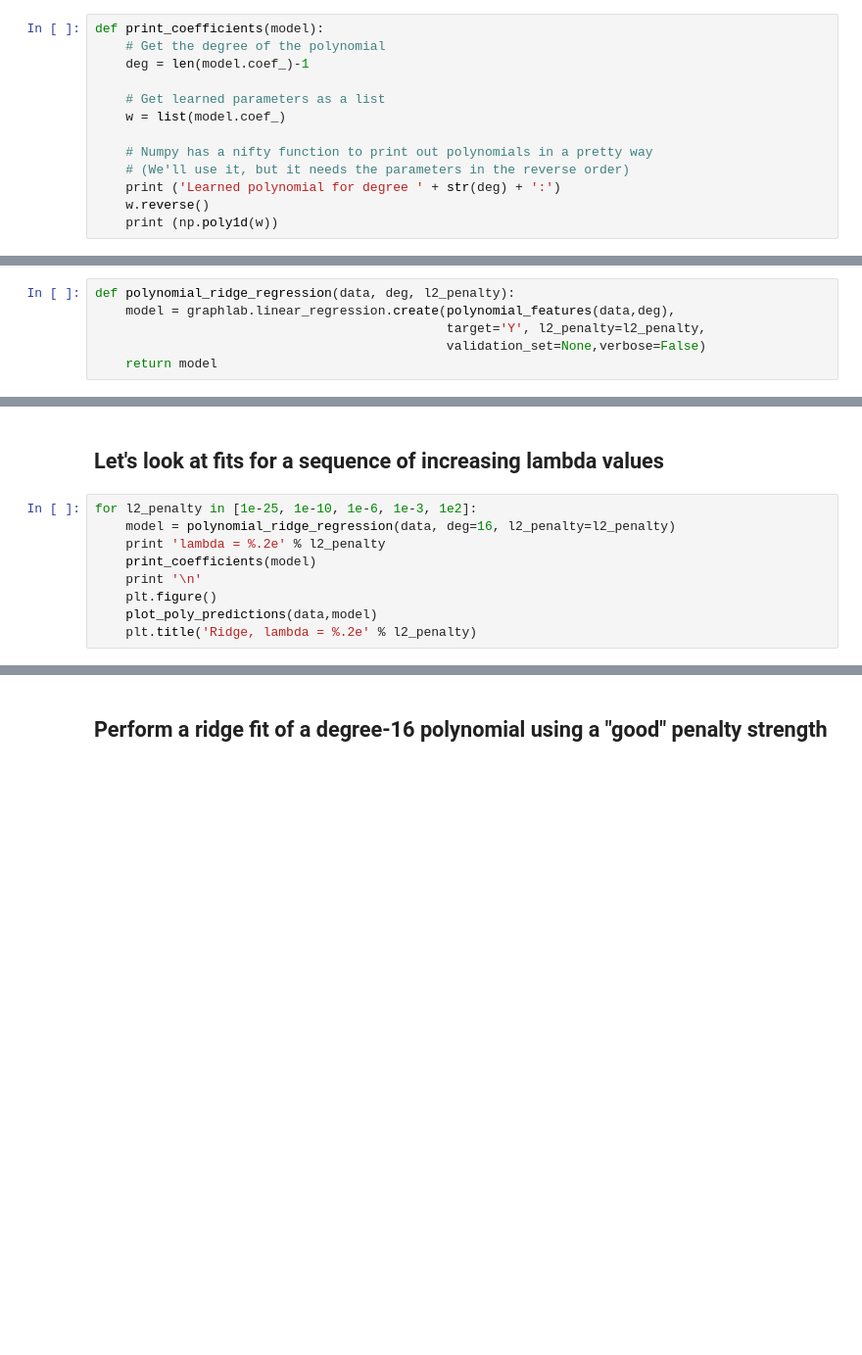
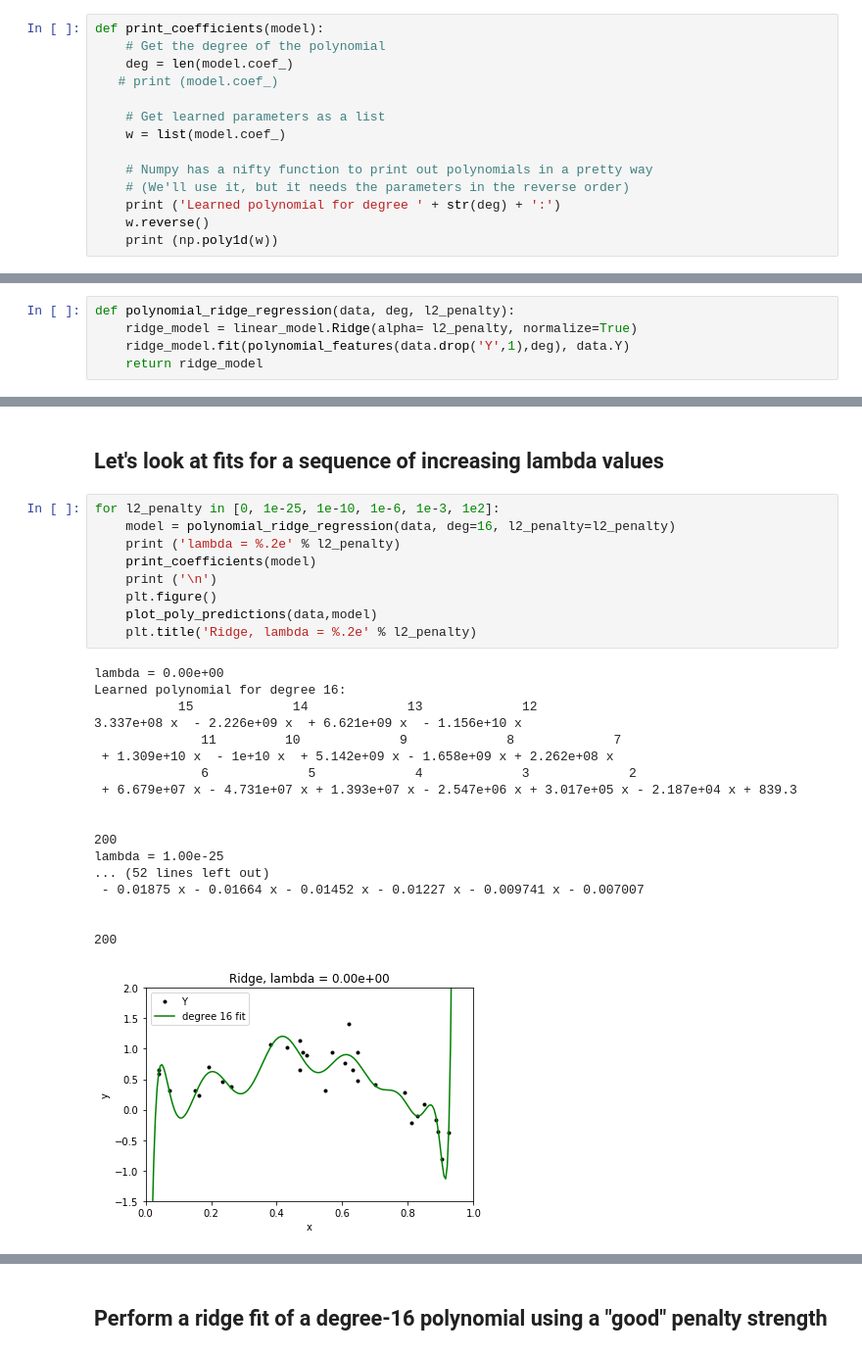
Before and after one commit to manjeet87/MachineLearning_Coursera, a Jupyter notebook: Regression/Week4/Overfitting_Demo_Ridge_Lasso.ipynb, the cells around one changed output, grey strips where cells are left out. Shown: that part at 98% size. Cells and saved outputs as stored; diff of their text form; blank space fills up the shorter version.

```diff
--- a/Regression/Week4/Overfitting_Demo_Ridge_Lasso.ipynb
+++ b/Regression/Week4/Overfitting_Demo_Ridge_Lasso.ipynb
@@ -120,7 +104,8 @@ Create a function that prints the polynomial coefficients in a pretty way :)
 # %%
 def print_coefficients(model):
     # Get the degree of the polynomial
-    deg = len(model.coef_)-1
+    deg = len(model.coef_)
+   # print (model.coef_)
 
     # Get learned parameters as a list
     w = list(model.coef_)
@@ -182,9 +186,8 @@ plot_poly_predictions(data,model)
 Ridge regression aims to avoid overfitting by adding a cost to the RSS term of standard least squares that depends on the 2-norm of the coefficients $\|w\|$.  The result is penalizing fits with large coefficients.  The strength of this penalty, and thus the fit vs. model complexity balance, is controled by a parameter lambda (here called "L2_penalty").
 # %% [markdown]
 Define our function to solve the ridge objective for a polynomial regression model of any degree:
-# %%
-def polynomial_ridge_regression(data, deg, l2_penalty):
-    model = graphlab.linear_regression.create(polynomial_features(data,deg),
-                                              target='Y', l2_penalty=l2_penalty,
-                                              validation_set=None,verbose=False)
-    return model
+# %%
+def polynomial_ridge_regression(data, deg, l2_penalty):
+    ridge_model = linear_model.Ridge(alpha= l2_penalty, normalize=True)
+    ridge_model.fit(polynomial_features(data.drop('Y',1),deg), data.Y)
+    return ridge_model
@@ -205,11 +244,30 @@ plot_poly_predictions(data,model)
 # %% [markdown]
 ## Let's look at fits for a sequence of increasing lambda values
 # %%
-for l2_penalty in [1e-25, 1e-10, 1e-6, 1e-3, 1e2]:
+for l2_penalty in [0, 1e-25, 1e-10, 1e-6, 1e-3, 1e2]:
     model = polynomial_ridge_regression(data, deg=16, l2_penalty=l2_penalty)
-    print 'lambda = %.2e' % l2_penalty
+    print ('lambda = %.2e' % l2_penalty)
     print_coefficients(model)
-    print '\n'
+    print ('\n')
     plt.figure()
     plot_poly_predictions(data,model)
     plt.title('Ridge, lambda = %.2e' % l2_penalty)
+# %% [output]
+lambda = 0.00e+00
+Learned polynomial for degree 16:
+           15             14             13             12
+3.337e+08 x  - 2.226e+09 x  + 6.621e+09 x  - 1.156e+10 x
+              11         10             9             8             7
+ + 1.309e+10 x  - 1e+10 x  + 5.142e+09 x - 1.658e+09 x + 2.262e+08 x
+              6             5             4             3             2
+ + 6.679e+07 x - 4.731e+07 x + 1.393e+07 x - 2.547e+06 x + 3.017e+05 x - 2.187e+04 x + 839.3
+
+
+200
+lambda = 1.00e-25
+... (52 lines left out)
+ - 0.01875 x - 0.01664 x - 0.01452 x - 0.01227 x - 0.009741 x - 0.007007
+
+
+200
+[figure, added]
```
Also changed, not shown: parts of 25 cells of this notebook, 19 other files.
